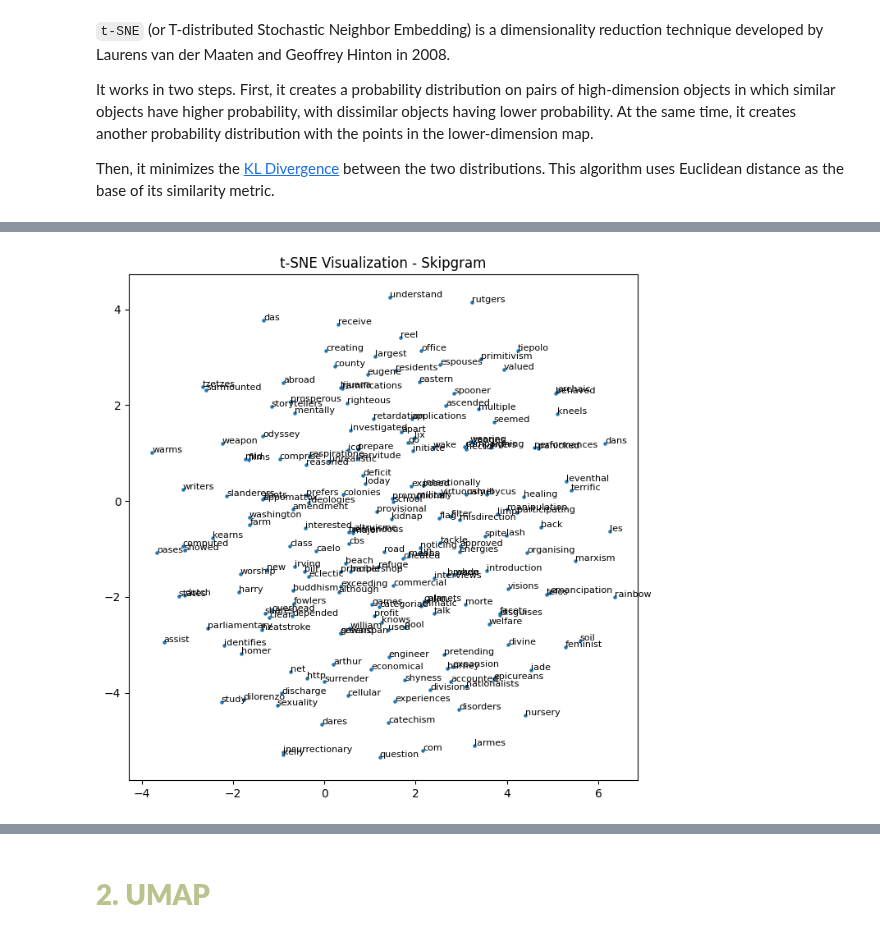
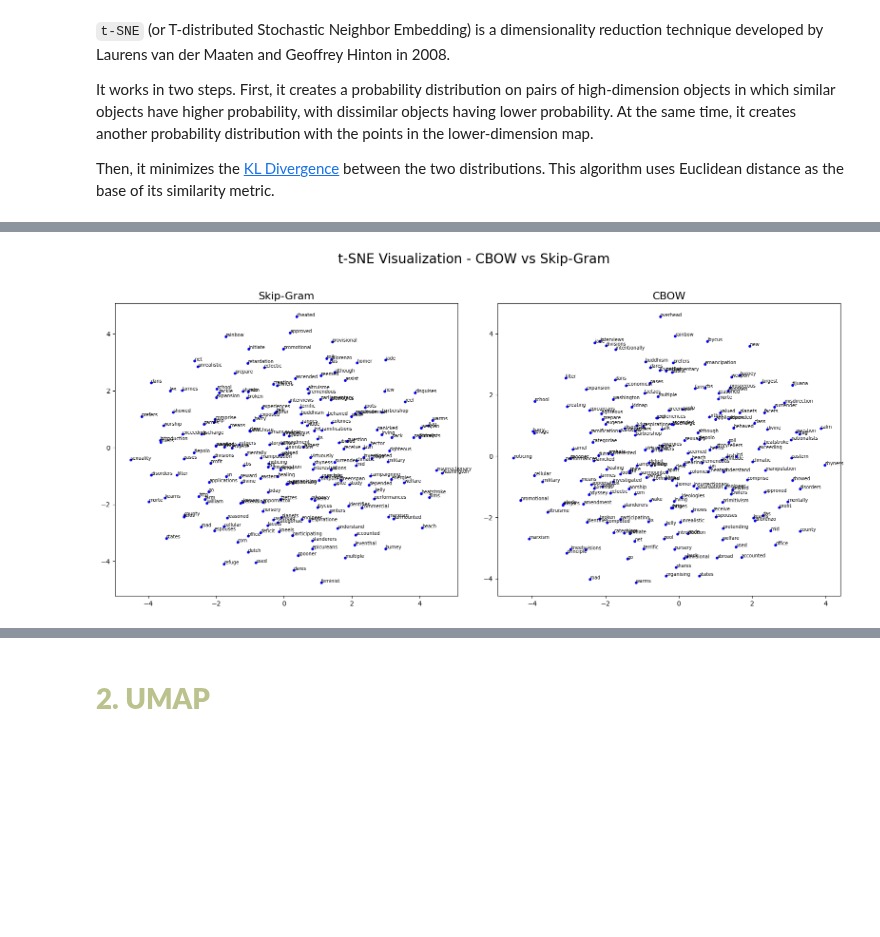
Before and after one commit to aiko-isnt-ded/text-mining-projects, a Jupyter notebook: 2Skipgram&CBOW/Skip_gram_CBOW.ipynb, the cells around one changed output, grey strips where cells are left out. Drawn from its saved outputs; the diff is of its cells as text; code cells hidden in the pictures; blank space fills up the shorter version.

Commit message:
changed visualizations

```diff
--- a/2Skipgram&CBOW/Skip_gram_CBOW.ipynb
+++ b/2Skipgram&CBOW/Skip_gram_CBOW.ipynb
@@ -528,7 +528,10 @@ tsne_samples = 200
 
 np.random.seed(42) # Seed so that re-runs don't affect the output
 
-# CBOW subsets
+# Model subsets
 idx_2 = np.random.choice(len(vocab), tsne_samples, replace=False)
 cbow_subset = cbow_embeddings[idx_2]
-cbow_vocab_subset = [vocab[i] for i in idx_2]
+skipgram_subset = skipgram_embeddings[idx_2]
+
+# Vocabulary subset for comparison
+vocab_subset = [vocab[i] for i in idx_2]
@@ -537,14 +537,0 @@ skipgram_subset = skipgram_embeddings[idx_2]
-# %%
-# Function to visualize embeddings using t-SNE
-def tsne_plot(embeddings, labels, title):
-    tsne = TSNE(n_components=2, random_state=42, perplexity=30)
-    reduced_embeddings = tsne.fit_transform(embeddings)
-
-    plt.figure(figsize=(8,8))
-    plt.scatter(reduced_embeddings[:, 0], reduced_embeddings[:, 1], s=5)
-
-    for i, label in enumerate(labels):
-        plt.annotate(label, (reduced_embeddings[i, 0], reduced_embeddings[i, 1]), fontsize=8)
-
-    plt.title(title)
-    plt.show()
@@ -555,7 +538,28 @@ tsne_plot(cbow_subset, cbow_vocab_subset, "t-SNE Visualization - CBOW")
-# %%
-tsne_plot(skipgram_subset, cbow_vocab_subset, "t-SNE Visualization - Skipgram")
-# %% [output]
-[figure, removed]
+# %%
+def tsne_plot(embedding_list: list, labels, model_names: list, title='t-SNE Visualization - CBOW vs Skip-Gram'):
+    fig, axes = plt.subplots(1, 2, figsize=(16, 8))
+    fig.suptitle(title, fontsize=20)
+
+    for idx, (embeddings, name) in enumerate(zip(embedding_list, model_names)):
+        tsne = TSNE(n_components=2, random_state=42, perplexity=30)
+        reduced = tsne.fit_transform(embeddings)
+
+        ax = axes[idx]
+        ax.scatter(reduced[:, 0], reduced[:, 1], s=10, color='blue')
+
+        # Use the same label list for all plots
+        for i, label in enumerate(labels):
+            # Annotate
+            ax.annotate(label, (reduced[i, 0], reduced[i, 1]), fontsize=7)
+
+        ax.set_title(name, fontsize=16)
+
+    plt.tight_layout(rect=[0, 0.03, 1, 0.95])
+    plt.show()
+
+tsne_plot([skipgram_subset, cbow_subset], vocab_subset, ['Skip-Gram', 'CBOW'])
+# %% [output]
+[figure, added]
 # %% [markdown]
 In this example, the same 200 word sub-sample was visualized using t-SNE for both our CBOW and Skipgram embeddings. Words closer together are more similar in meaning. Below are some specific examples which can be seen in the graphs above, with an example of how these might be used together on a Wikipedia article
 
```
Also changed, not shown: parts of 3 cells of this notebook.
